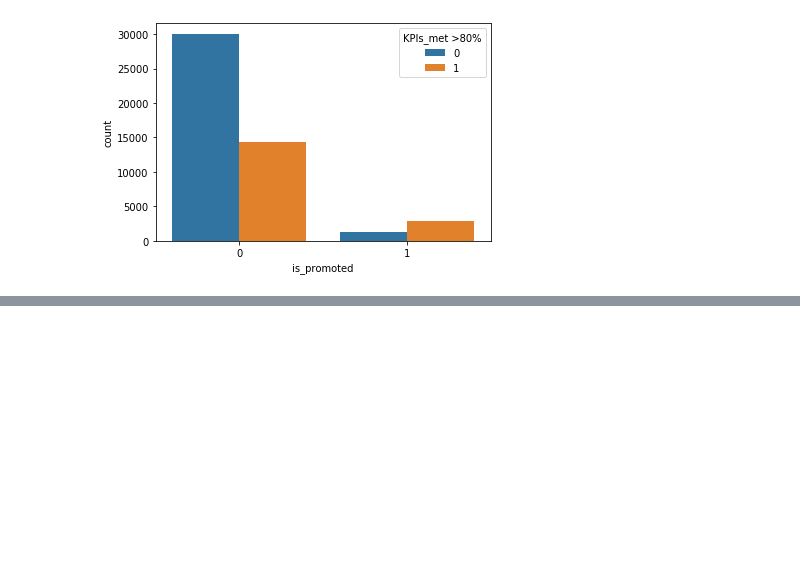
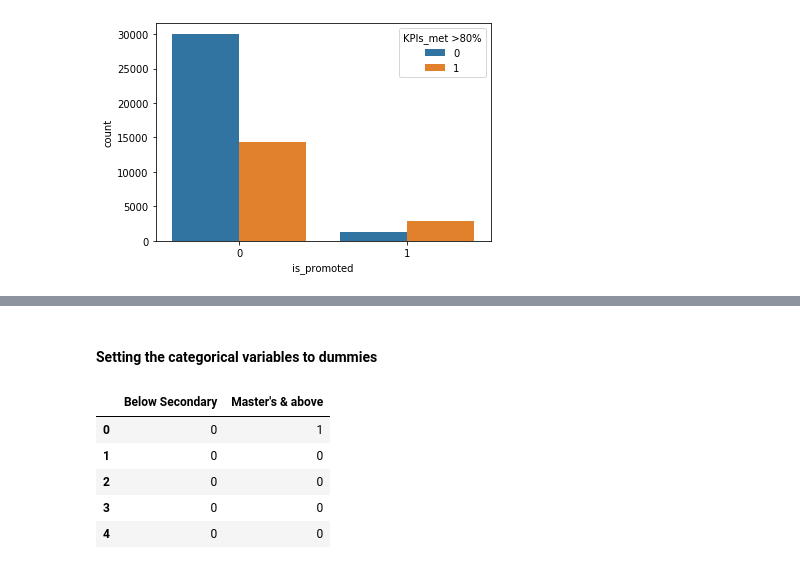
Before and after one commit to evansmatey/Project-Work, a Jupyter notebook: Project Data Cleaning.ipynb, the cells around one changed output, grey strips where cells are left out. Saved outputs shown, nothing was run; the diff lists cells and outputs as text; code cells hidden in the pictures; blank space fills up the shorter version.

```diff
--- a/Project Data Cleaning.ipynb
+++ b/Project Data Cleaning.ipynb
@@ -378,0 +390,12 @@ x = sns.countplot(x='is_promoted', hue='KPIs_met >80%', data=df1)
+# %% [markdown]
+#### Setting the categorical variables to dummies
+# %%
+df_dum1 = pd.get_dummies(df1['education'], drop_first=True)
+df_dum1.head()
+# %% [output]
+|  | Below Secondary | Master's & above |
+| 0 | 0 | 1 |
+| 1 | 0 | 0 |
+| 2 | 0 | 0 |
+| 3 | 0 | 0 |
+| 4 | 0 | 0 |
```
Also changed, not shown: parts of 13 cells of this notebook.
